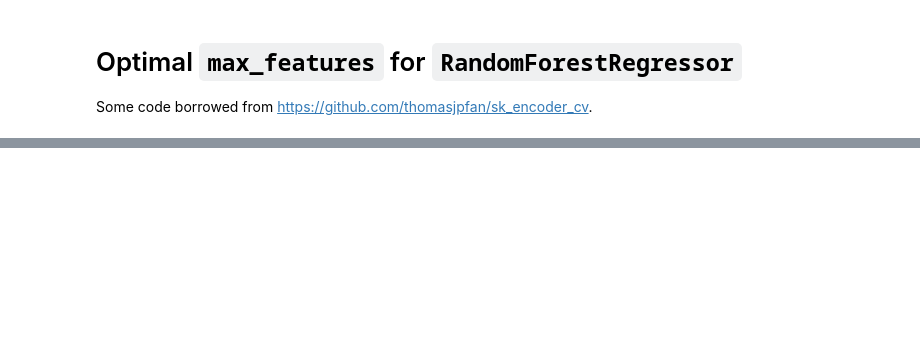
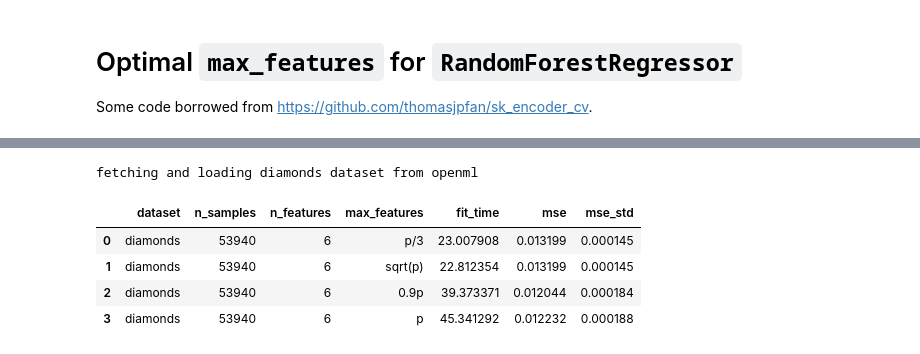
Before and after one commit to lorentzenchr/notebooks, a Jupyter notebook: random_forests_max_features.ipynb, the cells around one changed output, grey strips where cells are left out. Cells and saved outputs as stored; diff of their text form; code cells hidden in the pictures; blank space fills up the shorter version.

```diff
--- a/random_forests_max_features.ipynb
+++ b/random_forests_max_features.ipynb
@@ -28,6 +28,7 @@ class DataInfo:
     data_name: str
     data_id: int
     is_classification: bool
+    log_target: bool
     columns_to_remove: Optional[List[str]] = None
 
 
@@ -36,65 +37,80 @@ DATA_INFOS = {
         data_name="ames",
         data_id=42165,
         is_classification=False,
+        log_target=False,
         columns_to_remove=["Id"],
     ),
     "taxi": DataInfo(
         data_name="taxi",
         data_id=42729,
         is_classification=False,
+        log_target=False,
     ),
     "Allstate_Claims_Severity": DataInfo(
         data_name="Allstate_Claims_Severity",
         data_id=42571,
         is_classification=False,
+        log_target=False,
     ),
     "medical_charges_nominal": DataInfo(
         data_name="medical_charges_nominal",
         data_id=42559,
         is_classification=False,
+        log_target=False,
     ),
     "Bike_Sharing_Demand": DataInfo(
         data_name="Bike_Sharing_Demand",
         data_id=42712,
         is_classification=False,
+        log_target=True,
     ),
     "Brazilian_houses": DataInfo(
         data_name="Brazilian_houses",
         data_id=42688,
         is_classification=False,
+        log_target=False,
     ),
     "delays_zurich_transport": DataInfo(
         data_name="delays_zurich_transport",
         data_id=42495,
         is_classification=False,
+        log_target=False,
     ),
     "nyc-taxi-green-dec-2016": DataInfo(
-        data_name="nyc-taxi-green-dec-2016", data_id=42208, is_classification=False
+        data_name="nyc-taxi-green-dec-2016",
+        data_id=42208,
+        is_classification=False,
+        log_target=False,
     ),
     "black_friday": DataInfo(
         data_name="black_friday",
         data_id=41540,
         is_classification=False,
+        log_target=False,
     ),
     "colleges": DataInfo(
         data_name="colleges",
         data_id=42159,
         is_classification=False,
+        log_target=False,
     ),
     "la_crimes": DataInfo(
         data_name="la_crimes",
         data_id=42160,
         is_classification=False,
+        log_target=False,
     ),
     "particulate-matter-ukair-2017": DataInfo(
         data_name="particulate-matter-ukair-2017",
         data_id=42207,
         is_classification=False,
+        log_target=False,
     ),
     "diamonds": DataInfo(
         data_name="diamonds",
         data_id=42225,
         is_classification=False,
+        log_target=True,
         columns_to_remove=["x", "y", "z"],
     ),
 }
@@ -109,6 +125,9 @@ def fetch_openml_and_clean(data_info: DataInfo):
 
     if data_info.is_classification:
         y = LabelEncoder().fit_transform(y)
+
+    if data_info.log_target:
+        y = np.log(y)
 
     return X, y
 
@@ -130,7 +149,7 @@ def load_data(data_info):
     }
 
 
-def get_estimator(data_info, max_features):
+def get_estimator(data_info, max_features="auto", n_estimators=100):
     if data_info.is_classification:
         RF = RandomForestClassifier
     else:
@@ -157,13 +176,18 @@ def get_estimator(data_info, max_features):
             ("prep", prep),
             (
                 "est",
-                RF(random_state=42, n_estimators=100, max_features=max_features),
+                RF(
+                    random_state=42,
+                    n_estimators=n_estimators,
+                    max_features=max_features,
+                ),
             ),
         ]
     )
 # %%
-def run_single_benchmark(data_str):
-    print(f"running benchmark for {data_str}")
+def run_single_benchmark(data_str, n_estimators=100, verbose=1):
+    if verbose > 0:
+        print(f"running benchmark for {data_str}")
     data_info = DATA_INFOS[data_str]
     meta_data = load_data(data_info=data_info)
     X, y = meta_data["X"], meta_data["y"]
@@ -181,15 +205,17 @@ def run_single_benchmark(data_str):
         (int(0.9 * n_features), "0.9p"),
         (n_features, "p"),
     ]:
-        estimator = get_estimator(data_info=data_info, max_features=n)
+        estimator = get_estimator(
+            data_info=data_info, max_features=n, n_estimators=n_estimators
+        )
 
         results = cross_validate(
             estimator,
             X,
             y,
             cv=KFold(n_splits=5, shuffle=True, random_state=4321),
-            n_jobs=-1,
-            verbose=1,
+            n_jobs=-2,
+            verbose=verbose,
             scoring=scoring,
         )
         result_list.append(
@@ -364,0 +367,9 @@ sns.catplot(
+# %%
+pd.DataFrame(run_single_benchmark("diamonds", verbose=0, n_estimators=100))
+# %% [output]
+fetching and loading diamonds dataset from openml
+|  | dataset | n_samples | n_features | max_features | fit_time | mse | mse_std |
+| 0 | diamonds | 53940 | 6 | p/3 | 23.007908 | 0.013199 | 0.000145 |
+| 1 | diamonds | 53940 | 6 | sqrt(p) | 22.812354 | 0.013199 | 0.000145 |
+| 2 | diamonds | 53940 | 6 | 0.9p | 39.373371 | 0.012044 | 0.000184 |
+| 3 | diamonds | 53940 | 6 | p | 45.341292 | 0.012232 | 0.000188 |
```
Also changed, not shown: parts of 7 cells of this notebook, 1 other file.
